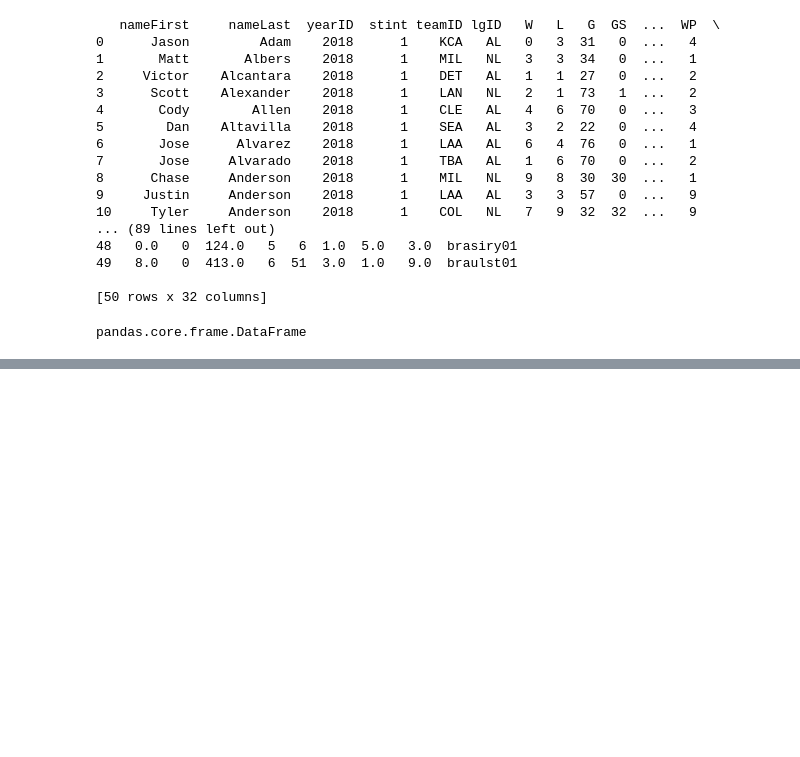
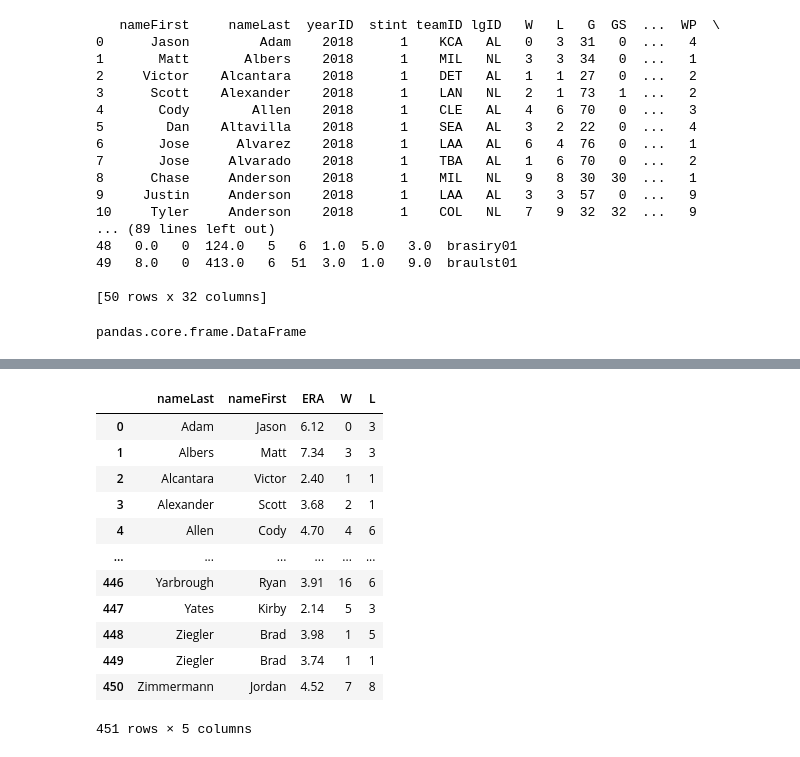
Before and after one commit to dowonh9599/everything-python, a Jupyter notebook: 06-pandas/01-introduction.ipynb, the cells around one changed output, grey strips where cells are left out. Saved outputs shown, nothing was run; the diff lists cells and outputs as text; code cells hidden in the pictures; blank space fills up the shorter version.

```diff
--- a/06-pandas/01-introduction.ipynb
+++ b/06-pandas/01-introduction.ipynb
@@ -673,0 +746,19 @@ dfp_simple
+# %%
+# 3.0.5 (b)
+columns_reordered = ["nameLast","nameFirst",	"ERA", "W",	"L"]
+dfs_simple = dfp_simple[columns_reordered]
+dfs_simple
+# %% [output]
+|  | nameLast | nameFirst | ERA | W | L |
+| 0 | Adam | Jason | 6.12 | 0 | 3 |
+| 1 | Albers | Matt | 7.34 | 3 | 3 |
+| 2 | Alcantara | Victor | 2.40 | 1 | 1 |
+| 3 | Alexander | Scott | 3.68 | 2 | 1 |
+| 4 | Allen | Cody | 4.70 | 4 | 6 |
+| ... | ... | ... | ... | ... | ... |
+| 446 | Yarbrough | Ryan | 3.91 | 16 | 6 |
+| 447 | Yates | Kirby | 2.14 | 5 | 3 |
+| 448 | Ziegler | Brad | 3.98 | 1 | 5 |
+| 449 | Ziegler | Brad | 3.74 | 1 | 1 |
+| 450 | Zimmermann | Jordan | 4.52 | 7 | 8 |
+451 rows × 5 columns
```
Also changed, not shown: parts of 15 cells of this notebook.
